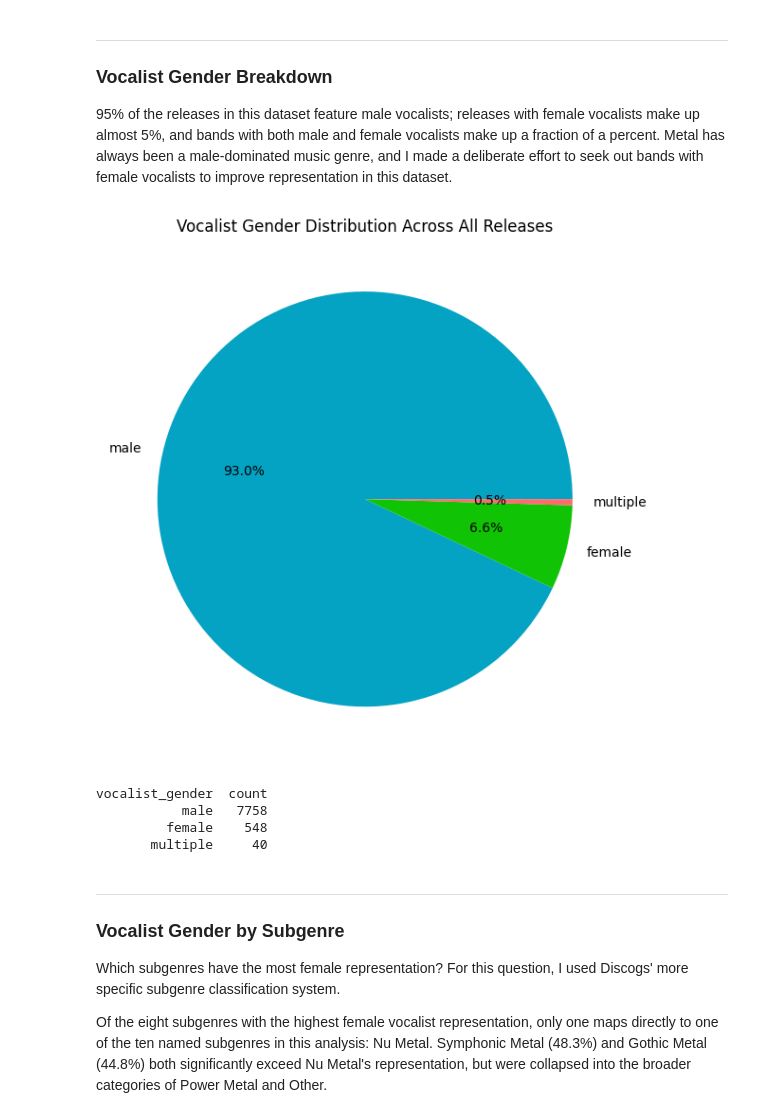
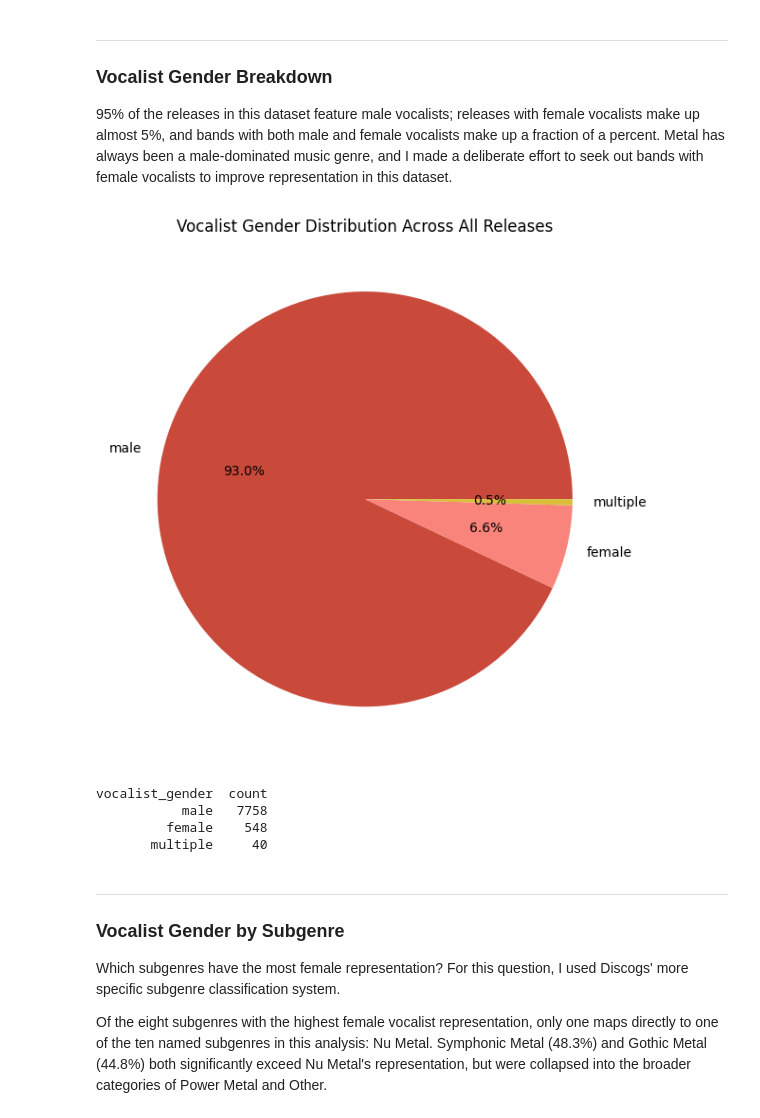
Before and after one commit to wanderson33245/The-Metal-Corpus, a Jupyter notebook: The Metal Corpus.ipynb, the cells around one changed output. Saved outputs shown, nothing was run; the diff lists cells and outputs as text; code cells hidden in the pictures.

```diff
--- a/The Metal Corpus.ipynb
+++ b/The Metal Corpus.ipynb
@@ -201,21 +218,21 @@ Most active year: 2004 (266 releases)
 # %%
 df_gender = pd.read_sql("""
     SELECT vocalist_gender, COUNT(*) as count
     FROM releases
     GROUP BY vocalist_gender
     ORDER BY count DESC
 """, conn)
 
 plt.figure(figsize=(8, 6))
 plt.pie(df_gender['count'], labels=df_gender['vocalist_gender'], autopct='%1.1f%%',
-        colors=['#05a3c3', '#11c305', '#FF6B6B', '#FFB3B3'])
+        colors = ['#C9493B', '#F9847B', '#D8BF37', '#D8D8D8'])
 plt.title('Vocalist Gender Distribution Across All Releases', fontsize=12)
 plt.tight_layout()
 plt.show()
 
 print(df_gender.to_string(index=False))
 # %% [output]
-[figure, old version]
+[figure, new version]
 vocalist_gender  count
            male   7758
          female    548
```
Also changed, not shown: parts of 19 cells of this notebook.
